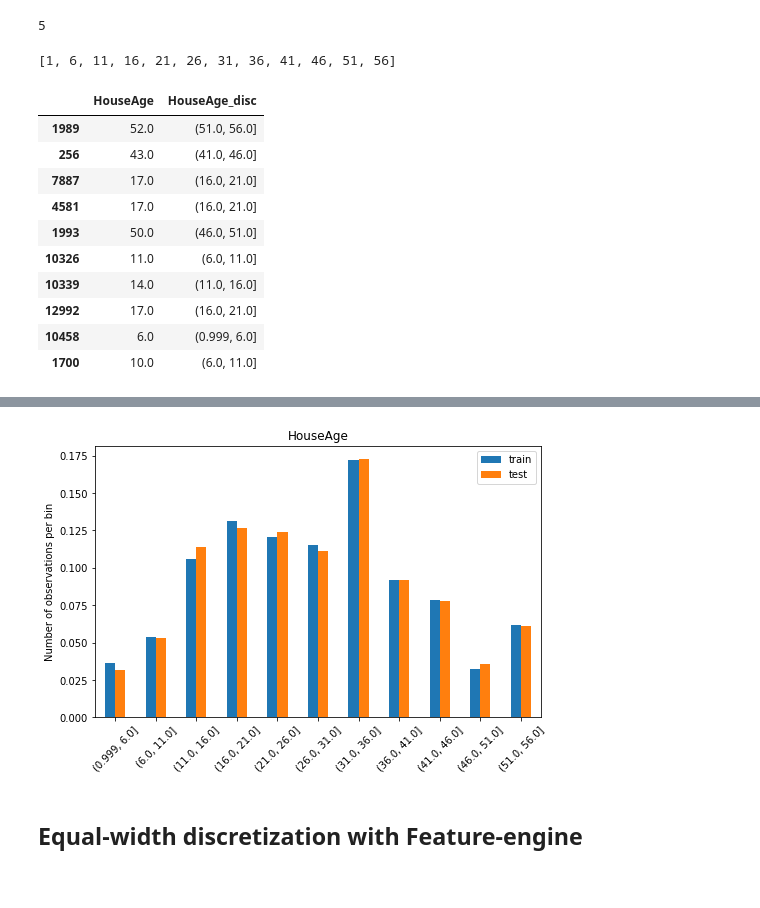
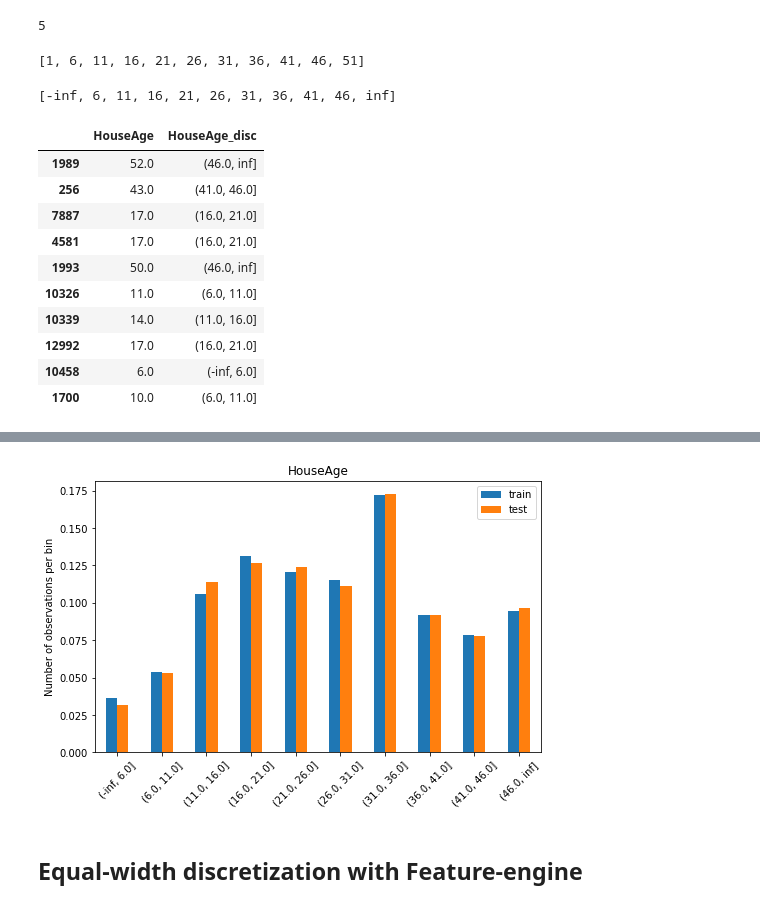
Before and after one commit to PacktPublishing/Python-Feature-Engineering-Cookbook-Second-Edition, a Jupyter notebook: ch04-discretization/Recipe-1-Equal-width-discretization.ipynb, the cells around one changed output, grey strips where cells are left out. Saved outputs shown, nothing was run; the diff lists cells and outputs as text; code cells hidden in the pictures.

```diff
--- a/ch04-discretization/Recipe-1-Equal-width-discretization.ipynb
+++ b/ch04-discretization/Recipe-1-Equal-width-discretization.ipynb
@@ -67,36 +68,48 @@ width
 # %%
 # let's generate the interval limits
 
-intervals = [i for i in range(min_value, max_value + width, width)]
+interval_limits = [i for i in range(min_value, max_value, width)]
 
-intervals
+interval_limits
 # %% [output]
-[1, 6, 11, 16, 21, 26, 31, 36, 41, 46, 51, 56]
+[1, 6, 11, 16, 21, 26, 31, 36, 41, 46, 51]
+# %%
+# let's expand the limits of the first and
+# last interval to accommodate smaller or greater values
+
+interval_limits[0] = -np.inf
+interval_limits[-1] = np.inf
+
+interval_limits
+# %% [output]
+[-inf, 6, 11, 16, 21, 26, 31, 36, 41, 46, inf]
 # %%
 # discretise the variable in train set
 
 var_disc = "HouseAge_disc"
 
-X_train[var_disc] = pd.cut(x=X_train[var], bins=intervals, include_lowest=True)
+X_train[var_disc] = pd.cut(
+    x=X_train[var], bins=interval_limits, include_lowest=True)
 
 
 X_train[[var, var_disc]].head(10)
 # %% [output]
 |  | HouseAge | HouseAge_disc |
-| 1989 | 52.0 | (51.0, 56.0] |
+| 1989 | 52.0 | (46.0, inf] |
 | 256 | 43.0 | (41.0, 46.0] |
 | 7887 | 17.0 | (16.0, 21.0] |
 | 4581 | 17.0 | (16.0, 21.0] |
-| 1993 | 50.0 | (46.0, 51.0] |
+| 1993 | 50.0 | (46.0, inf] |
 | 10326 | 11.0 | (6.0, 11.0] |
 | 10339 | 14.0 | (11.0, 16.0] |
 | 12992 | 17.0 | (16.0, 21.0] |
-| 10458 | 6.0 | (0.999, 6.0] |
+| 10458 | 6.0 | (-inf, 6.0] |
 | 1700 | 10.0 | (6.0, 11.0] |
 # %%
 # let's discretise the variables in the test set
 
-X_test[var_disc] = pd.cut(x=X_test[var], bins=intervals, include_lowest=True)
+X_test[var_disc] = pd.cut(
+    x=X_test[var], bins=interval_limits, include_lowest=True)
 
 X_test.head()
 # %% [output]
@@ -109,23 +122,23 @@ X_test.head()
 # %%
 # Let's make bar plots with the number of observations
 # per interval
 
 # determine proportion of observations per bin
-t1 = X_train[var_disc].value_counts(normalize=True)
-t2 = X_test[var_disc].value_counts(normalize=True)
+t1 = X_train[var_disc].value_counts(normalize=True, sort=False)
+t2 = X_test[var_disc].value_counts(normalize=True, sort=False)
 
 # concatenate proportions
 tmp = pd.concat([t1, t2], axis=1)
 tmp.columns = ["train", "test"]
 
 # plot
 tmp.plot.bar(figsize=(8, 5))
 plt.xticks(rotation=45)
 plt.ylabel("Number of observations per bin")
 plt.title("HouseAge")
 plt.show()
 # %% [output]
-[figure, old version]
+[figure, new version]
 # %% [markdown]
 ## Equal-width discretization with Feature-engine
 # %%
```
Also changed, not shown: parts of 3 cells of this notebook, 15 other files.
